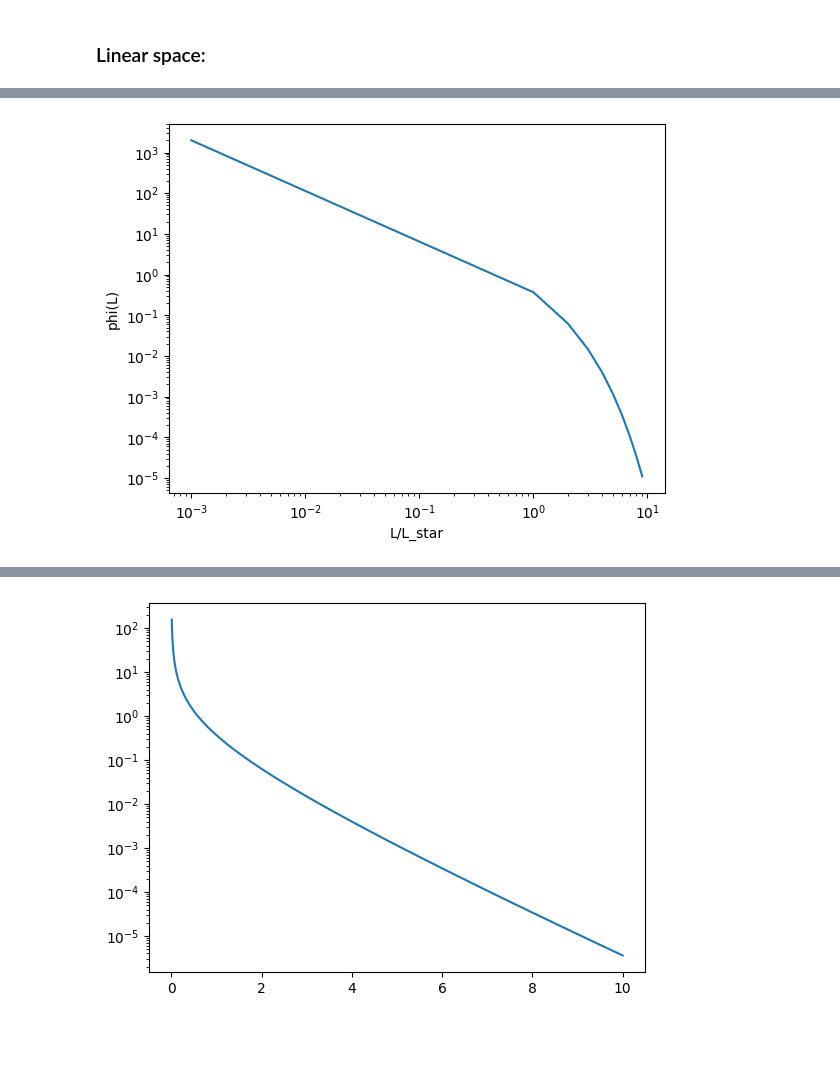
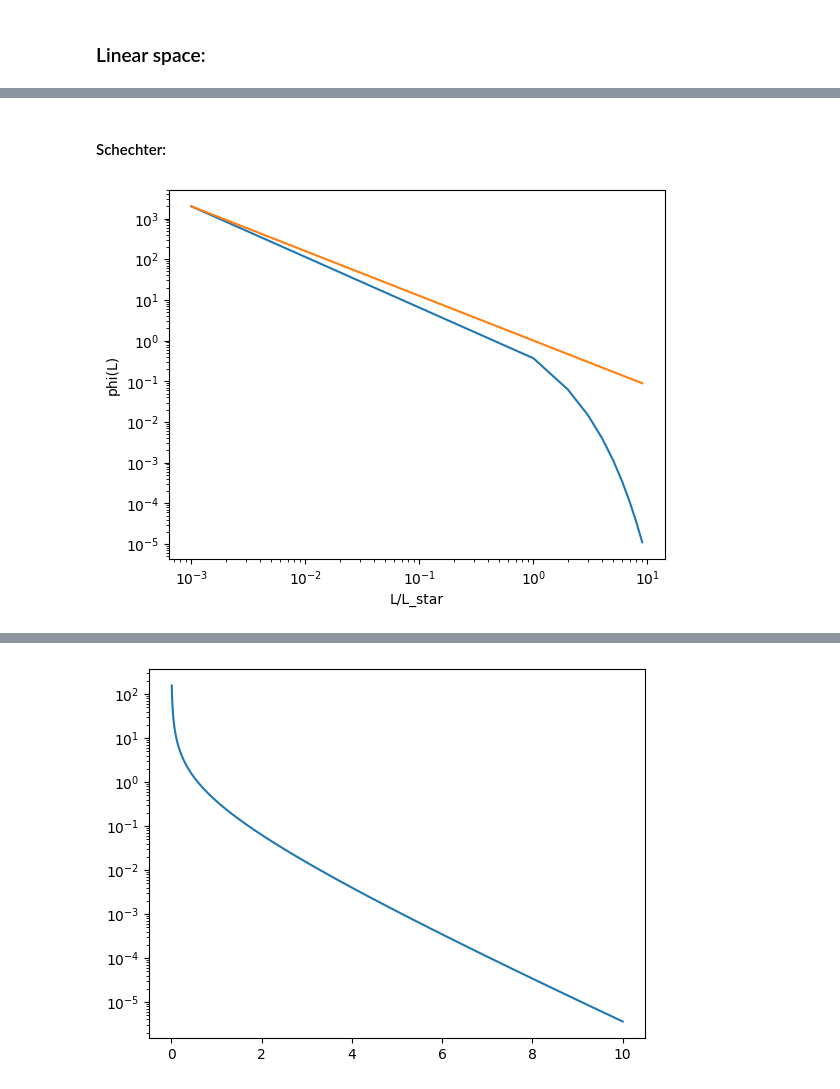
Before and after one commit to johannct/M2_Stage_Code, a Jupyter notebook: Simulation/Magnitude_Schechter.ipynb, the cells around one changed output, grey strips where cells are left out. Saved outputs shown, nothing was run; the diff lists cells and outputs as text; code cells hidden in the pictures; blank space fills up the shorter version.

```diff
--- a/Simulation/Magnitude_Schechter.ipynb
+++ b/Simulation/Magnitude_Schechter.ipynb
@@ -121,3 +243,5 @@ def sample_truncated_power_law(alpha, xmin, xmax, size=None):
+# %% [markdown]
+#### Schechter:
 # %%
 def proba_schechter_lum(L, L_star, alpha, phi_star=1):
         return phi_star * np.power(L/L_star, alpha) * np.exp(-L/L_star)
@@ -168,12 +296,14 @@ def generate_lumMag(N, L_min=1e7, L_max=1e11,  L_star=1e10, alpha=-1.1, z_min=0.
 # %%
 L_test = np.arange(1, 10000, 1000)
 #L_test = np.logspace(1, 10000, 1000)
 phi_test = proba_schechter_lum(L_test, 1000, -1.1)
 L_ratio = L_test/1000
-plt.plot(L_ratio, phi_test)
+pow = L_ratio**(-1.1)
+plt.plot(L_ratio, phi_test, label='phi')
+plt.plot(L_ratio, pow, label='Lration**alpha')
 plt.yscale('log')
 plt.xscale('log')
 plt.xlabel('L/L_star')
 plt.ylabel('phi(L)');
 # %% [output]
-[figure, old version]
+[figure, new version]
```
Also changed, not shown: parts of 26 cells of this notebook.
